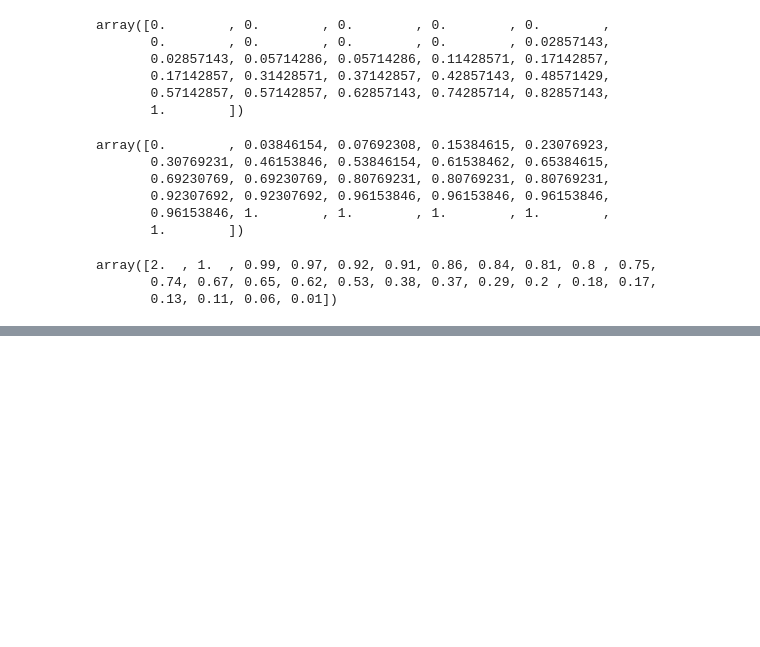
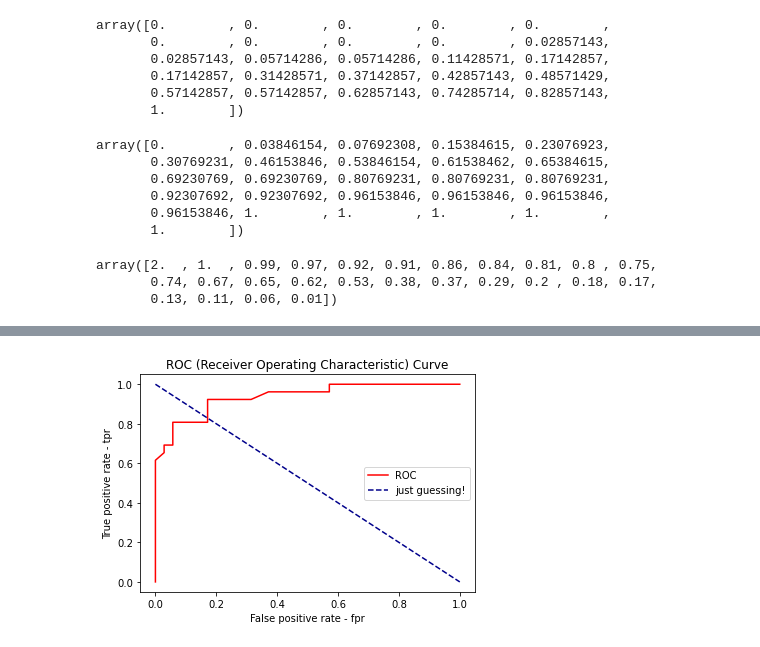
Before and after one commit to ineelhere/Machine-Learning-and-Data-Science, a Jupyter notebook: scikit-learn/5-Evaluating-ML-model.ipynb, the cells around one changed output, grey strips where cells are left out. Cells and saved outputs as stored; diff of their text form; code cells hidden in the pictures; blank space fills up the shorter version.

```diff
--- a/scikit-learn/5-Evaluating-ML-model.ipynb
+++ b/scikit-learn/5-Evaluating-ML-model.ipynb
@@ -475,0 +475,27 @@ Let's visualize the data - making more sense of the ROC curve
+# %%
+# create a function for plotting the curve
+import matplotlib.pyplot as plt #already did this at the beginning though
+
+def roc(fpr, tpr):
+    """
+    Plots a ROC curve given the false positive rate (fpr) and true positive rate(tpr)
+    of the model.
+    """
+    #plot the curve!
+    plt.plot(fpr, tpr, color="red", label = "ROC")
+
+    #plot the baseline (line with no predictive power)
+    plt.plot([0,1],[1,0], color="darkblue", linestyle="--", label="just guessing!")
+
+    #customize the plot
+    plt.xlabel("False positive rate - fpr")
+    plt.ylabel("True positive rate - tpr")
+    plt.title("ROC (Receiver Operating Characteristic) Curve")
+    plt.legend()
+    plt.show()
+# %%
+#moment of truth
+
+roc(fpr, tpr)
+# %% [output]
+[figure, added]
```
Also changed, not shown: parts of 3 cells of this notebook.
